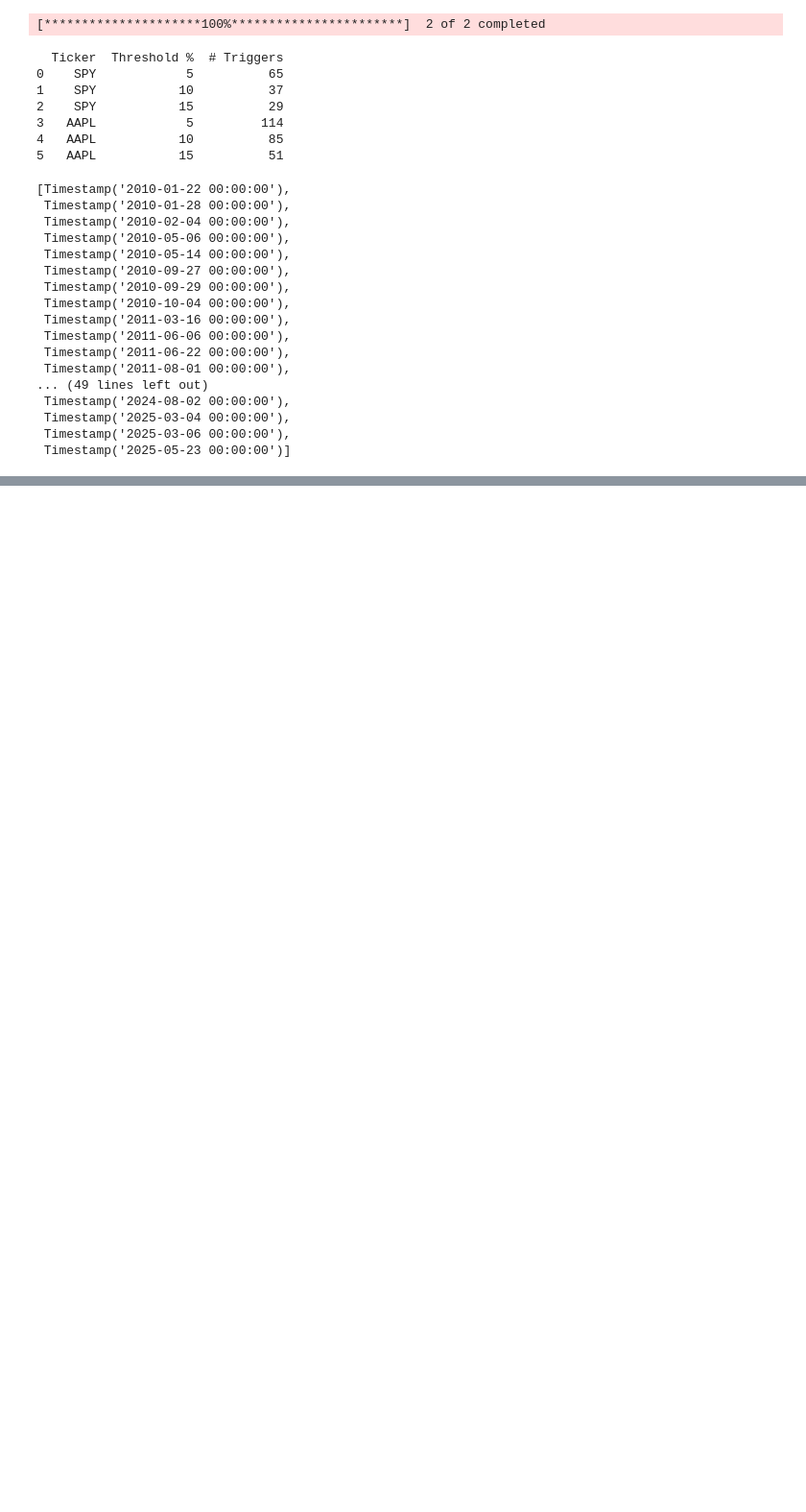
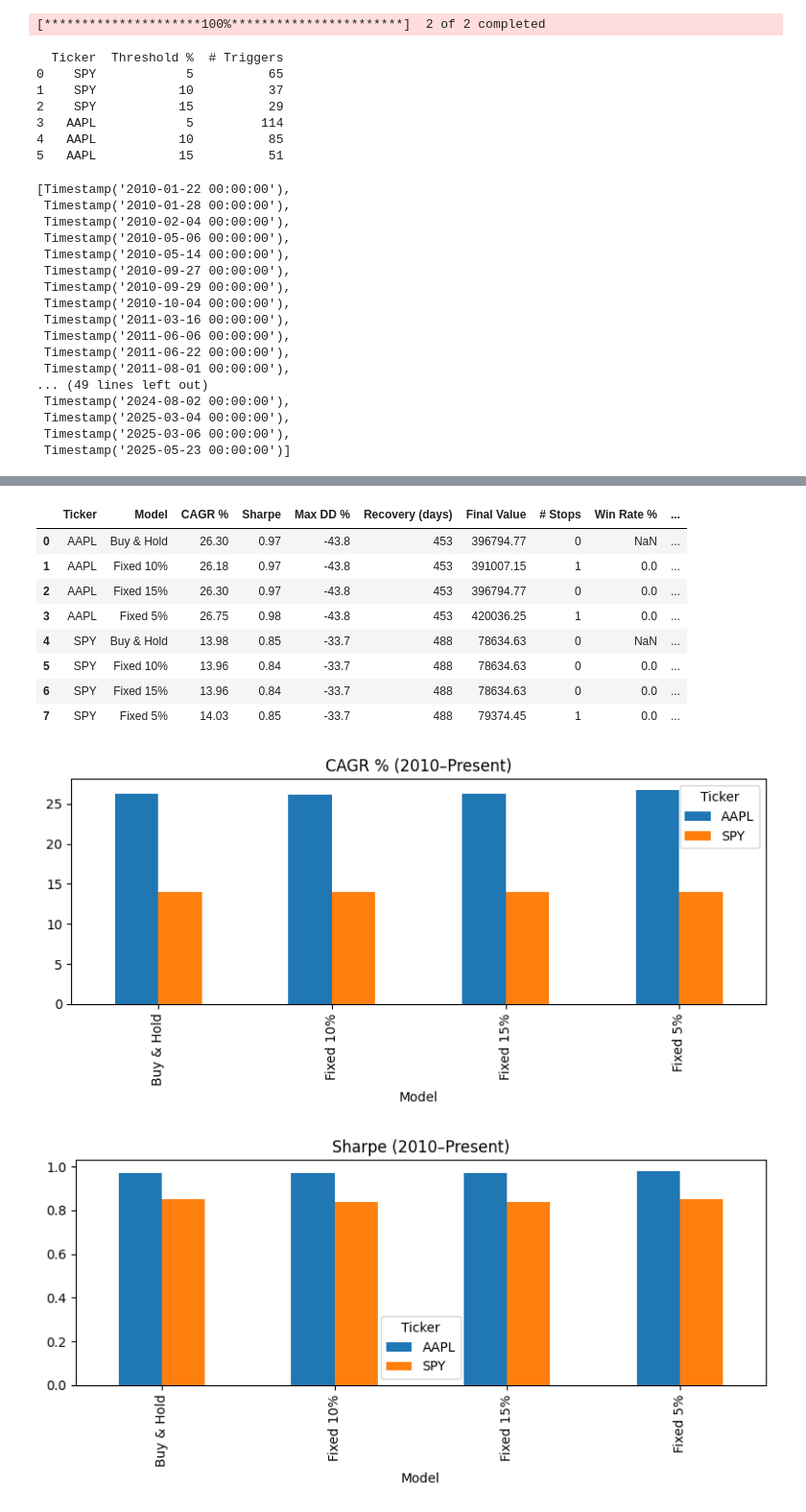
Before and after one commit to ageller02/Quantumvest, a Jupyter notebook: Optimal_Loss.ipynb, the cells around one changed output, grey strips where cells are left out. Shown at 96% size. Cells and saved outputs as stored; diff of their text form; code cells hidden in the pictures; blank space fills up the shorter version.

```diff
--- a/Optimal_Loss.ipynb
+++ b/Optimal_Loss.ipynb
@@ -108,0 +293,22 @@ print(summary_trailing); dates_trailing['SPY'][5]  # list of dates when 5% trail
+# %%
+ohlc = get_ohlc(('SPY','AAPL'), start='2010-01-01')
+summary, details = summarize_with_stops(ohlc, stops=(0.05,0.10,0.15), cool_off_days=5)
+display(summary)
+
+plot_metric_bars(summary, 'CAGR %')
+plot_metric_bars(summary, 'Sharpe')
+plot_metric_bars(summary, 'Max DD %')
+plot_metric_bars(summary, 'Recovery (days)')
+plot_metric_bars(summary, '% Time in Cash')
+# %% [output]
+|  | Ticker | Model | CAGR % | Sharpe | Max DD % | Recovery (days) | Final Value | # Stops | Win Rate % | ... |
+| 0 | AAPL | Buy & Hold | 26.30 | 0.97 | -43.8 | 453 | 396794.77 | 0 | NaN | ... |
+| 1 | AAPL | Fixed 10% | 26.18 | 0.97 | -43.8 | 453 | 391007.15 | 1 | 0.0 | ... |
+| 2 | AAPL | Fixed 15% | 26.30 | 0.97 | -43.8 | 453 | 396794.77 | 0 | 0.0 | ... |
+| 3 | AAPL | Fixed 5% | 26.75 | 0.98 | -43.8 | 453 | 420036.25 | 1 | 0.0 | ... |
+| 4 | SPY | Buy & Hold | 13.98 | 0.85 | -33.7 | 488 | 78634.63 | 0 | NaN | ... |
+| 5 | SPY | Fixed 10% | 13.96 | 0.84 | -33.7 | 488 | 78634.63 | 0 | 0.0 | ... |
+| 6 | SPY | Fixed 15% | 13.96 | 0.84 | -33.7 | 488 | 78634.63 | 0 | 0.0 | ... |
+| 7 | SPY | Fixed 5% | 14.03 | 0.85 | -33.7 | 488 | 79374.45 | 1 | 0.0 | ... |
+[figure, added]
+[figure, added]
```
Also changed, not shown: parts of 3 cells of this notebook.
